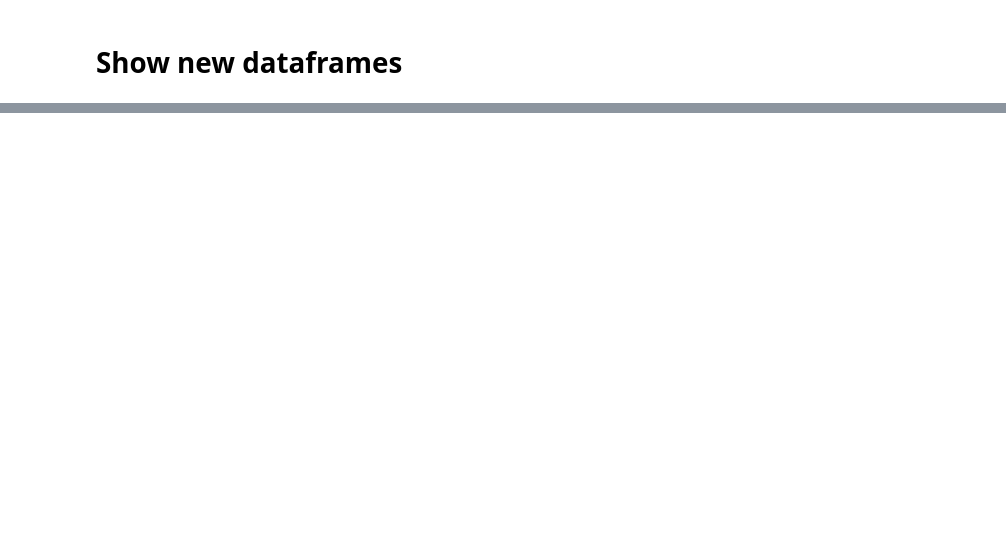
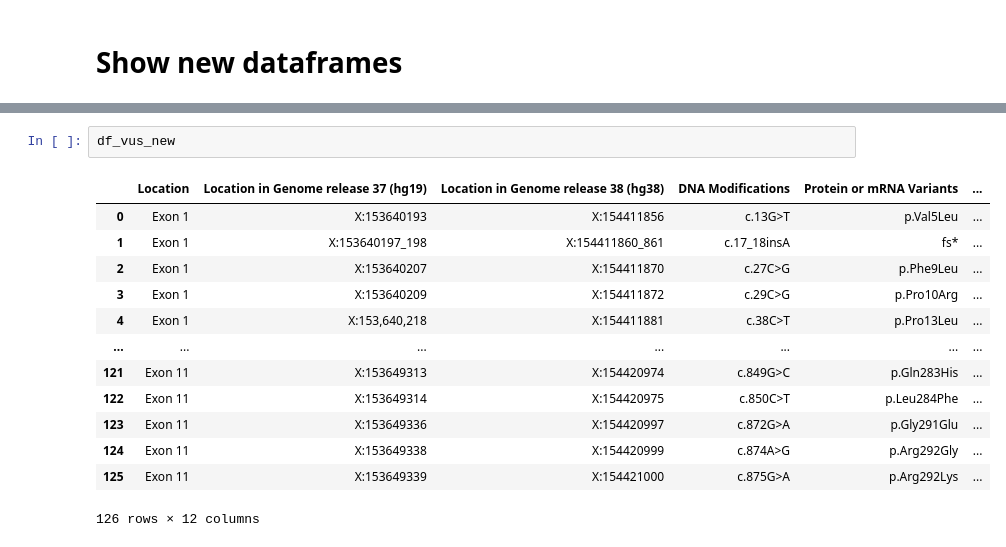
Before and after one commit to zdenkas/human-tafazzin-variants-database, a Jupyter notebook: notebooks/00000_excel_to_csv.ipynb, the cells around one changed output, grey strips where cells are left out. Saved outputs shown, nothing was run; the diff lists cells and outputs as text; blank space fills up the shorter version.

```diff
--- a/notebooks/00000_excel_to_csv.ipynb
+++ b/notebooks/00000_excel_to_csv.ipynb
@@ -114,0 +278,16 @@ df_benign_new
+# %%
+df_vus_new
+# %% [output]
+|  | Location | Location in Genome release 37 (hg19) | Location in Genome release 38 (hg38) | DNA Modifications | Protein or mRNA Variants | ... |
+| 0 | Exon 1 | X:153640193 | X:154411856 | c.13G>T | p.Val5Leu | ... |
+| 1 | Exon 1 | X:153640197_198 | X:154411860_861 | c.17_18insA | fs* | ... |
+| 2 | Exon 1 | X:153640207 | X:154411870 | c.27C>G | p.Phe9Leu | ... |
+| 3 | Exon 1 | X:153640209 | X:154411872 | c.29C>G | p.Pro10Arg | ... |
+| 4 | Exon 1 | X:153,640,218 | X:154411881 | c.38C>T | p.Pro13Leu | ... |
+| ... | ... | ... | ... | ... | ... | ... |
+| 121 | Exon 11 | X:153649313 | X:154420974 | c.849G>C | p.Gln283His | ... |
+| 122 | Exon 11 | X:153649314 | X:154420975 | c.850C>T | p.Leu284Phe | ... |
+| 123 | Exon 11 | X:153649336 | X:154420997 | c.872G>A | p.Gly291Glu | ... |
+| 124 | Exon 11 | X:153649338 | X:154420999 | c.874A>G | p.Arg292Gly | ... |
+| 125 | Exon 11 | X:153649339 | X:154421000 | c.875G>A | p.Arg292Lys | ... |
+126 rows × 12 columns
```
Also changed, not shown: parts of 21 cells of this notebook, 1 other file.
